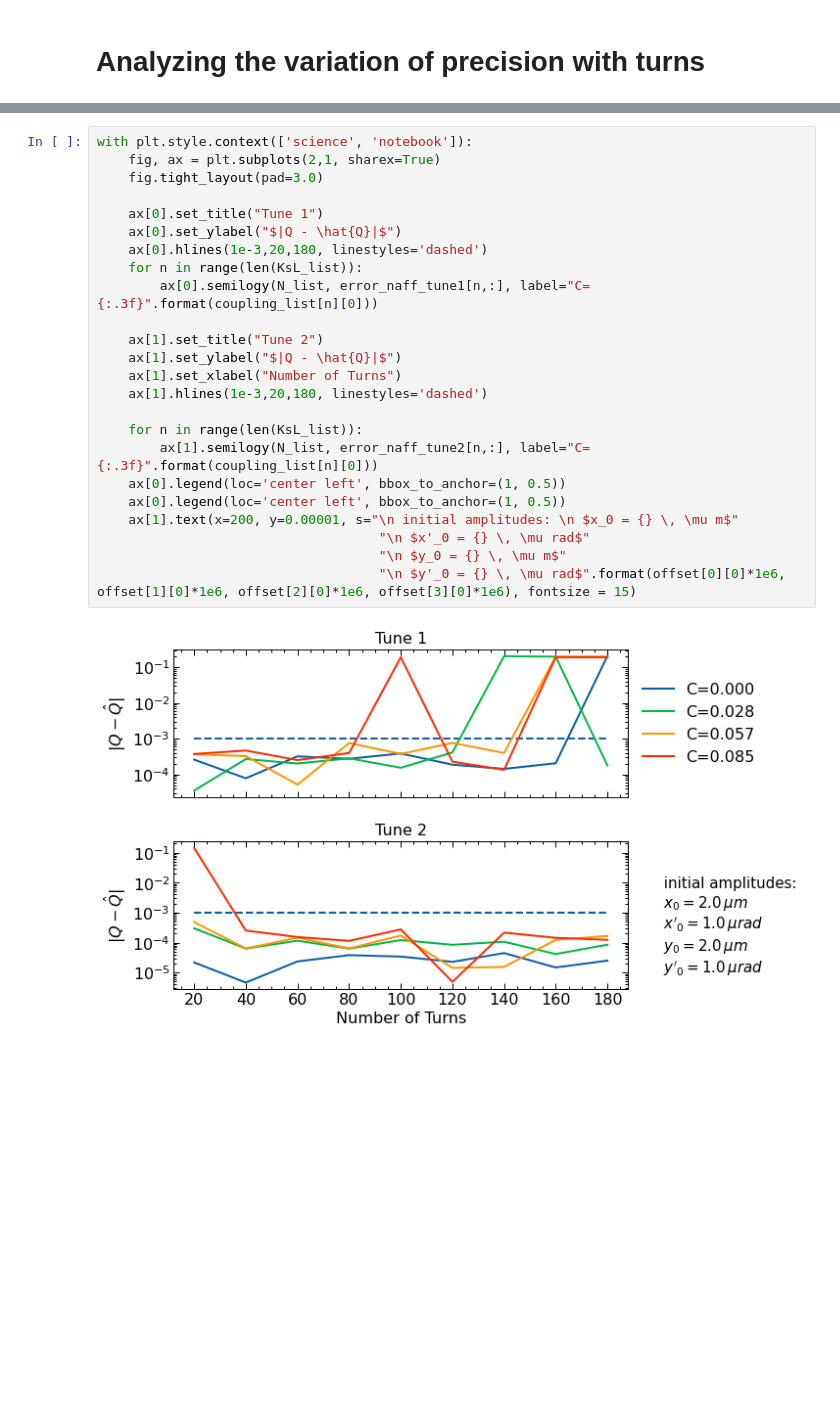
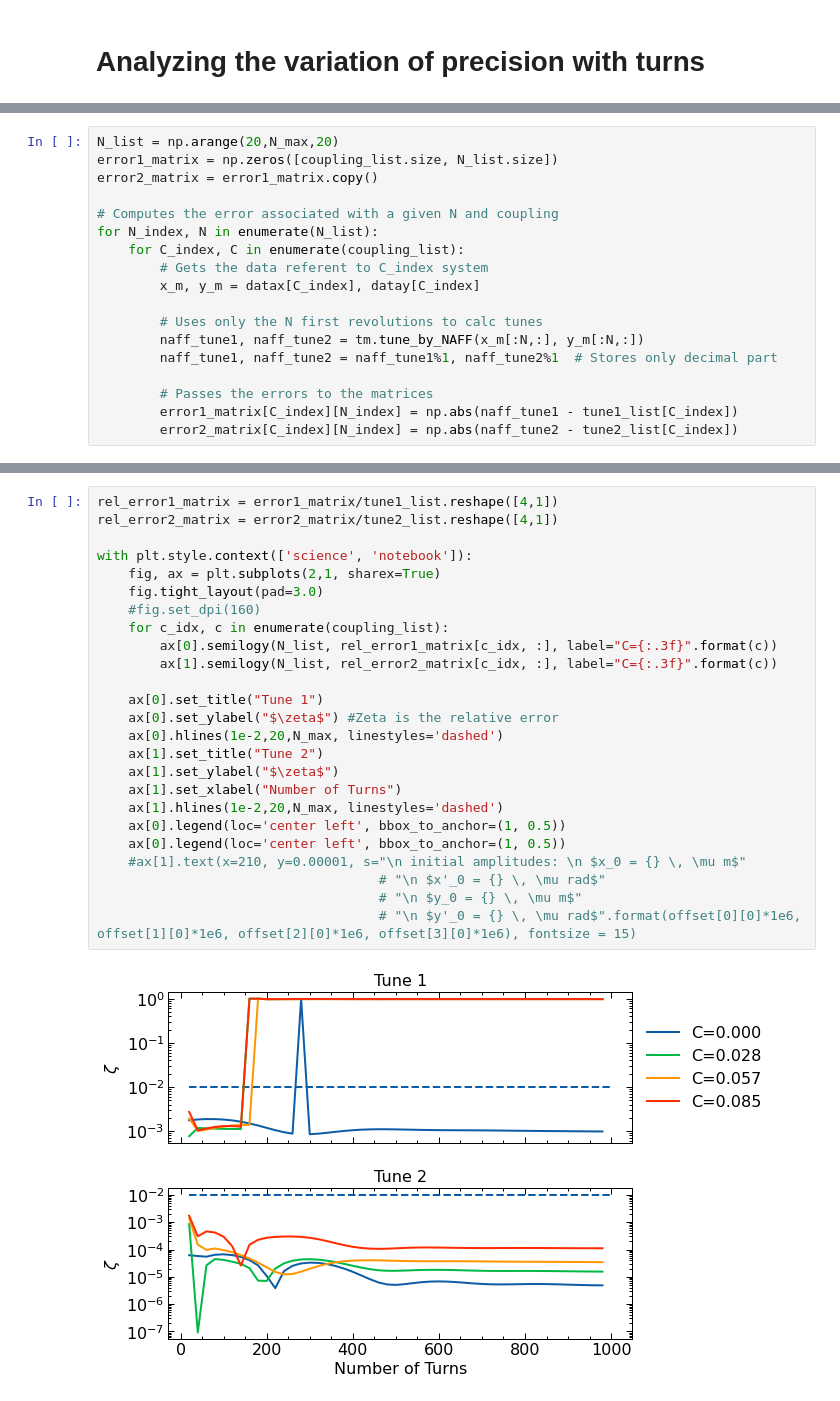
Before and after one commit to lnls-fac/apsuite, a Jupyter notebook: apsuite/emittance_exchange/bo_tune_measure/tune_measure_tests.ipynb, the cells around one changed output, grey strips where cells are left out. Cells and saved outputs as stored; diff of their text form; blank space fills up the shorter version.

```diff
--- a/apsuite/emittance_exchange/bo_tune_measure/tune_measure_tests.ipynb
+++ b/apsuite/emittance_exchange/bo_tune_measure/tune_measure_tests.ipynb
@@ -140,0 +48,18 @@ step 3 , 8 0.08537639751361889 Done
+# %%
+N_list = np.arange(20,N_max,20)
+error1_matrix = np.zeros([coupling_list.size, N_list.size])
+error2_matrix = error1_matrix.copy()
+
+# Computes the error associated with a given N and coupling
+for N_index, N in enumerate(N_list):
+    for C_index, C in enumerate(coupling_list):
+        # Gets the data referent to C_index system
+        x_m, y_m = datax[C_index], datay[C_index]
+
+        # Uses only the N first revolutions to calc tunes
+        naff_tune1, naff_tune2 = tm.tune_by_NAFF(x_m[:N,:], y_m[:N,:])
+        naff_tune1, naff_tune2 = naff_tune1%1, naff_tune2%1  # Stores only decimal part
+
+        # Passes the errors to the matrices
+        error1_matrix[C_index][N_index] = np.abs(naff_tune1 - tune1_list[C_index])
+        error2_matrix[C_index][N_index] = np.abs(naff_tune2 - tune2_list[C_index])
@@ -141,26 +69,27 @@ step 3 , 8 0.08537639751361889 Done
 # %%
+rel_error1_matrix = error1_matrix/tune1_list.reshape([4,1])
+rel_error2_matrix = error2_matrix/tune2_list.reshape([4,1])
+
 with plt.style.context(['science', 'notebook']):
     fig, ax = plt.subplots(2,1, sharex=True)
     fig.tight_layout(pad=3.0)
+    #fig.set_dpi(160)
+    for c_idx, c in enumerate(coupling_list):
+        ax[0].semilogy(N_list, rel_error1_matrix[c_idx, :], label="C={:.3f}".format(c))
+        ax[1].semilogy(N_list, rel_error2_matrix[c_idx, :], label="C={:.3f}".format(c))
 
     ax[0].set_title("Tune 1")
-    ax[0].set_ylabel("$|Q - \hat{Q}|$")
-    ax[0].hlines(1e-3,20,180, linestyles='dashed')
-    for n in range(len(KsL_list)):
-        ax[0].semilogy(N_list, error_naff_tune1[n,:], label="C={:.3f}".format(coupling_list[n][0]))
-
+    ax[0].set_ylabel("$\zeta$") #Zeta is the relative error
+    ax[0].hlines(1e-2,20,N_max, linestyles='dashed')
     ax[1].set_title("Tune 2")
-    ax[1].set_ylabel("$|Q - \hat{Q}|$")
+    ax[1].set_ylabel("$\zeta$")
     ax[1].set_xlabel("Number of Turns")
-    ax[1].hlines(1e-3,20,180, linestyles='dashed')
-
-    for n in range(len(KsL_list)):
-        ax[1].semilogy(N_list, error_naff_tune2[n,:], label="C={:.3f}".format(coupling_list[n][0]))
+    ax[1].hlines(1e-2,20,N_max, linestyles='dashed')
     ax[0].legend(loc='center left', bbox_to_anchor=(1, 0.5))
     ax[0].legend(loc='center left', bbox_to_anchor=(1, 0.5))
-    ax[1].text(x=200, y=0.00001, s="\n initial amplitudes: \n $x_0 = {} \, \mu m$"
-                                    "\n $x'_0 = {} \, \mu rad$"
-                                    "\n $y_0 = {} \, \mu m$"
-                                    "\n $y'_0 = {} \, \mu rad$".format(offset[0][0]*1e6, offset[1][0]*1e6, offset[2][0]*1e6, offset[3][0]*1e6), fontsize = 15)
+    #ax[1].text(x=210, y=0.00001, s="\n initial amplitudes: \n $x_0 = {} \, \mu m$"
+                                    # "\n $x'_0 = {} \, \mu rad$"
+                                    # "\n $y_0 = {} \, \mu m$"
+                                    # "\n $y'_0 = {} \, \mu rad$".format(offset[0][0]*1e6, offset[1][0]*1e6, offset[2][0]*1e6, offset[3][0]*1e6), fontsize = 15)
 # %% [output]
-[figure, old version]
+[figure, new version]
```
Also changed, not shown: parts of 9 cells of this notebook.
